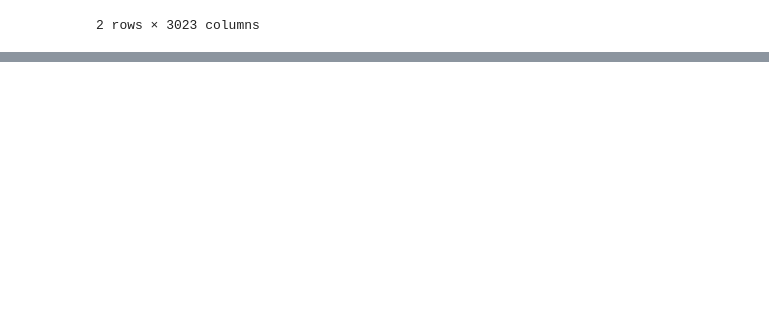
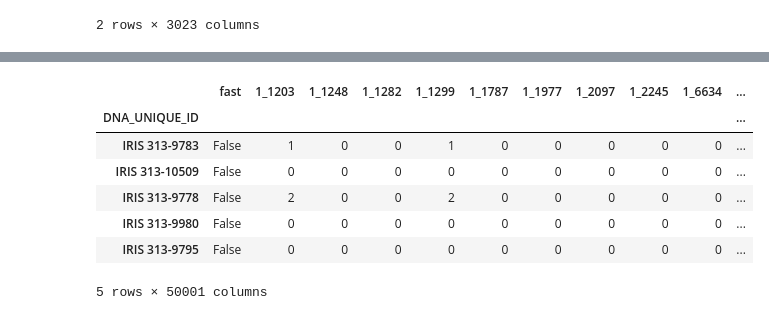
Before and after one commit to o0neil/Believe_The_Hype, a Jupyter notebook: ANALYSIS.ipynb, the cells around one changed output, grey strips where cells are left out. Saved outputs shown, nothing was run; the diff lists cells and outputs as text; code cells hidden in the pictures; blank space fills up the shorter version.

```diff
--- a/ANALYSIS.ipynb
+++ b/ANALYSIS.ipynb
@@ -148,0 +178,5 @@ def create_pheno(df, samples, phenotype):
+# %%
+snpdf=snpdf.transpose()
+# %%
+merged_df=pd.merge(left=metricsdf,right=snpdf, left_on='DNA_UNIQUE_ID', right_index=True)
+print "Shape: " + str(merged_df.shape);
@@ -148,0 +195,15 @@ def create_pheno(df, samples, phenotype):
+# %%
+merged_df.set_index('DNA_UNIQUE_ID', inplace=True)
+# %%
+merged_df.drop(['Variety Group (Tree)1', 'source_country', 'rice_blast', 'days_to_mat','stdardized_mat','z_score'], axis=1,inplace=True)
+# %%
+merged_df.head()
+# %% [output]
+|  | fast | 1_1203 | 1_1248 | 1_1282 | 1_1299 | 1_1787 | 1_1977 | 1_2097 | 1_2245 | 1_6634 | ... |
+| DNA_UNIQUE_ID |  |  |  |  |  |  |  |  |  |  | ... |
+| IRIS 313-9783 | False | 1 | 0 | 0 | 1 | 0 | 0 | 0 | 0 | 0 | ... |
+| IRIS 313-10509 | False | 0 | 0 | 0 | 0 | 0 | 0 | 0 | 0 | 0 | ... |
+| IRIS 313-9778 | False | 2 | 0 | 0 | 2 | 0 | 0 | 0 | 0 | 0 | ... |
+| IRIS 313-9980 | False | 0 | 0 | 0 | 0 | 0 | 0 | 0 | 0 | 0 | ... |
+| IRIS 313-9795 | False | 0 | 0 | 0 | 0 | 0 | 0 | 0 | 0 | 0 | ... |
+5 rows × 50001 columns
```
Also changed, not shown: parts of 51 cells of this notebook, 1 other file.
